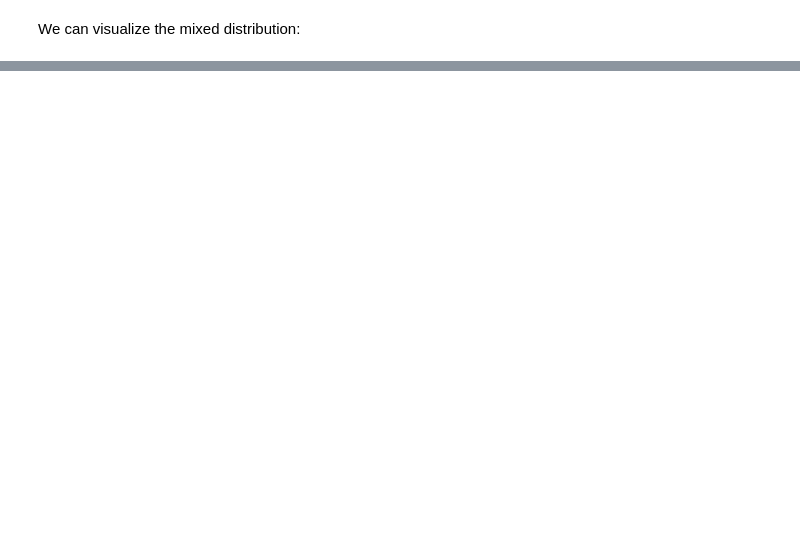
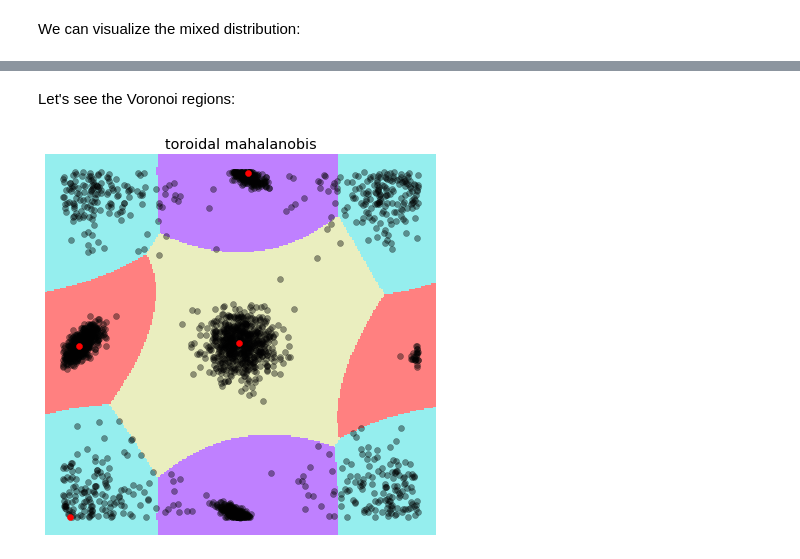
Before and after one commit to juselara1/dmae, a Jupyter notebook: examples/synthetic/custom_dissimilarity.ipynb, the cells around one changed output, grey strips where cells are left out. Cells and saved outputs as stored; diff of their text form; code cells hidden in the pictures; blank space fills up the shorter version.

```diff
--- a/examples/synthetic/custom_dissimilarity.ipynb
+++ b/examples/synthetic/custom_dissimilarity.ipynb
@@ -160,0 +290,4 @@ ax.set_ylim([-1, 1])
+# %%
+loss = dmae_loss(inp, *theta_tilde)
+model2.add_loss(loss)
+model2.compile(optimizer=tf.optimizers.Adam(lr=lr))
@@ -160,0 +296,4 @@ ax.set_ylim([-1, 1])
+# %%
+init_means = model.layers[-1].get_weights()[0]
+original_params = model2.layers[1].get_weights()
+model2.layers[1].set_weights([init_means, *original_params[1:]])
@@ -160,0 +302,2 @@ ax.set_ylim([-1, 1])
+# %%
+model2.fit(X, epochs=75, batch_size=batch_size)
@@ -160,0 +325,7 @@ ax.set_ylim([-1, 1])
+# %%
+inp = tf.keras.layers.Input(shape=(2,))
+assigns = DMAE.Layers.DissimilarityMixtureEncoderCov(alpha=0.1, n_clusters=n_clusters,
+                                                     dissimilarity=dis,
+                                                     trainable={"centers": False, "mixers": False, "cov": False})(inp)
+DMAE_encoder = tf.keras.Model(inputs=[inp], outputs=[assigns])
+DMAE_encoder.layers[-1].set_weights(model2.layers[1].get_weights())
@@ -160,0 +339,6 @@ ax.set_ylim([-1, 1])
+# %% [markdown]
+Let's see the Voronoi regions:
+# %%
+fig, ax = vis_utils.visualize_regions(DMAE_encoder, "toroidal mahalanobis", X, (7, 7), batch_size)
+# %% [output]
+[figure, added]
```
Also changed, not shown: parts of 28 cells of this notebook.
